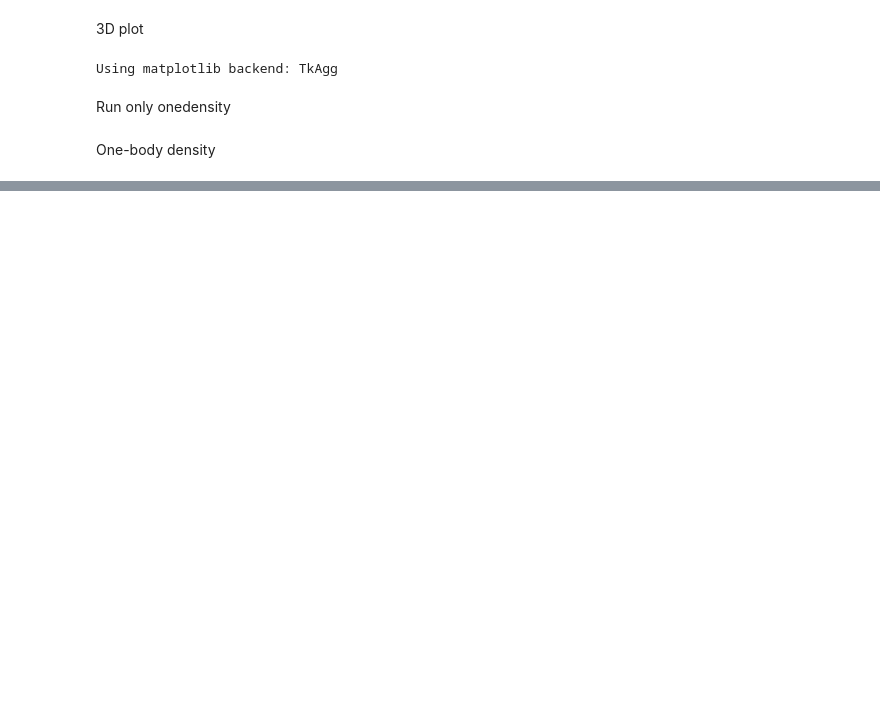
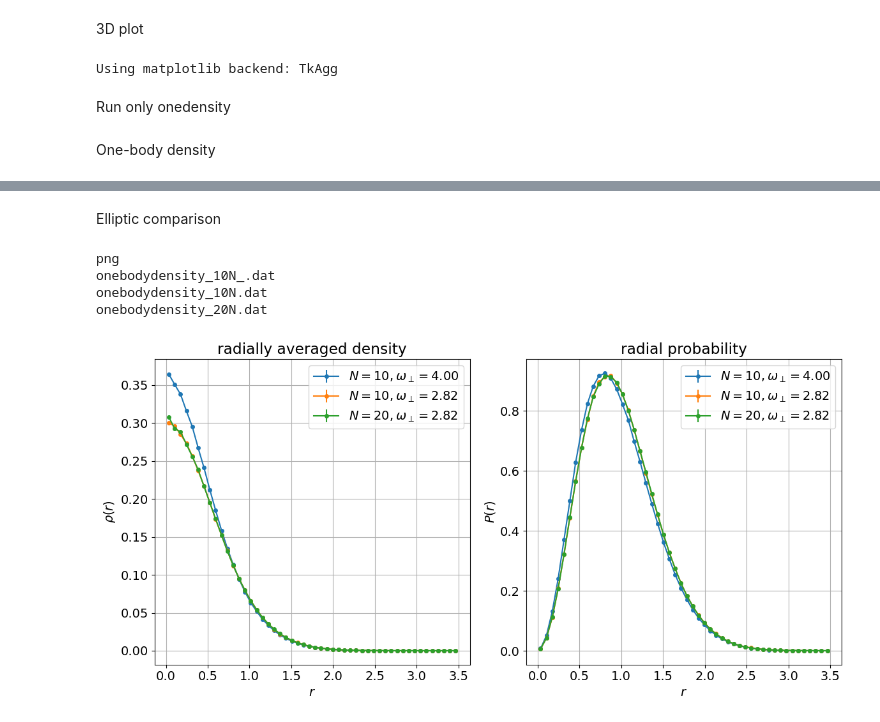
Before and after one commit to DavideCacopardi/variational-monte-carlo-fys4411-DC2026, a Jupyter notebook: display.ipynb, the cells around one changed output, grey strips where cells are left out. Drawn from its saved outputs; the diff is of its cells as text; code cells hidden in the pictures; blank space fills up the shorter version.

```diff
--- a/display.ipynb
+++ b/display.ipynb
@@ -198,0 +207,65 @@ fig.savefig("./iofiles/density.png", dpi=300)
+# %% [markdown]
+Elliptic comparison
+# %%
+%matplotlib inline
+
+def volume_hshpere(r, dim):
+    return 2 * np.pi**(dim/2) / sp.special.gamma(dim/2) * r**(dim-1)
+
+dim = 3
+i = 0
+r = [0,0,0]
+rho = [0,0,0]
+drho = [0,0,0]
+p = [0,0,0]
+dp = [0,0,0]
+dirname = "images_backup/comparisonElliptic"
+for file in os.listdir(os.fsencode(dirname)):
+    filename = os.fsdecode(file)
+    if filename[len(filename)-4:] != ".dat":
+        print(filename[len(filename)-3:])
+        continue
+    print(filename)
+    r[i], rho[i], drho[i], p[i], dp[i] = np.loadtxt(dirname + '/' + filename, delimiter=',', unpack=True)
+    i += 1
+r = np.array(r)
+rho = np.array(rho)
+drho = np.array(drho)
+p = np.array(p)
+dp = np.array(dp)
+rho[2] /= 2
+drho[2] /= 2
+p[2] /= 2
+dp[2] /= 2
+rho /= 10
+drho /= 10
+p /= 10
+dp /= 10
+lab = [r"$N = 10, \omega_\perp = 4.00$", r"$N = 10, \omega_\perp = 2.82$", r"$N = 20, \omega_\perp = 2.82$"]
+
+fig = plt.figure(figsize=(12, 6))
+gs = fig.add_gridspec(1, 2)
+
+ax = fig.add_subplot(gs[0, 0])
+for i in range(3):
+    ax.errorbar(r[i], y=rho[i], yerr=drho[i], marker='.', markersize=8, linestyle='-', label=lab[i])
+ax.set_title(r"radially averaged density")
+ax.set_ylabel(r"$\rho(r)$")
+ax.set_xlabel(r"$r$")
+ax.legend()
+
+ax = fig.add_subplot(gs[0, 1])
+for i in range(3):
+    ax.errorbar(r[i], y=p[i], yerr=dp[i], marker='.', markersize=8, linestyle='-', label=lab[i])
+ax.set_title(r"radial probability")
+ax.set_ylabel(r"$P(r)$")
+ax.set_xlabel(r"$r$")
+ax.legend()
+plt.tight_layout()
+fig.savefig("./images_backup/comparisonElliptic/comparison.png", dpi=300)
+# %% [output]
+png
+onebodydensity_10N_.dat
+onebodydensity_10N.dat
+onebodydensity_20N.dat
+[figure, added]
```
Also changed, not shown: parts of 6 cells of this notebook, 25 other files.
